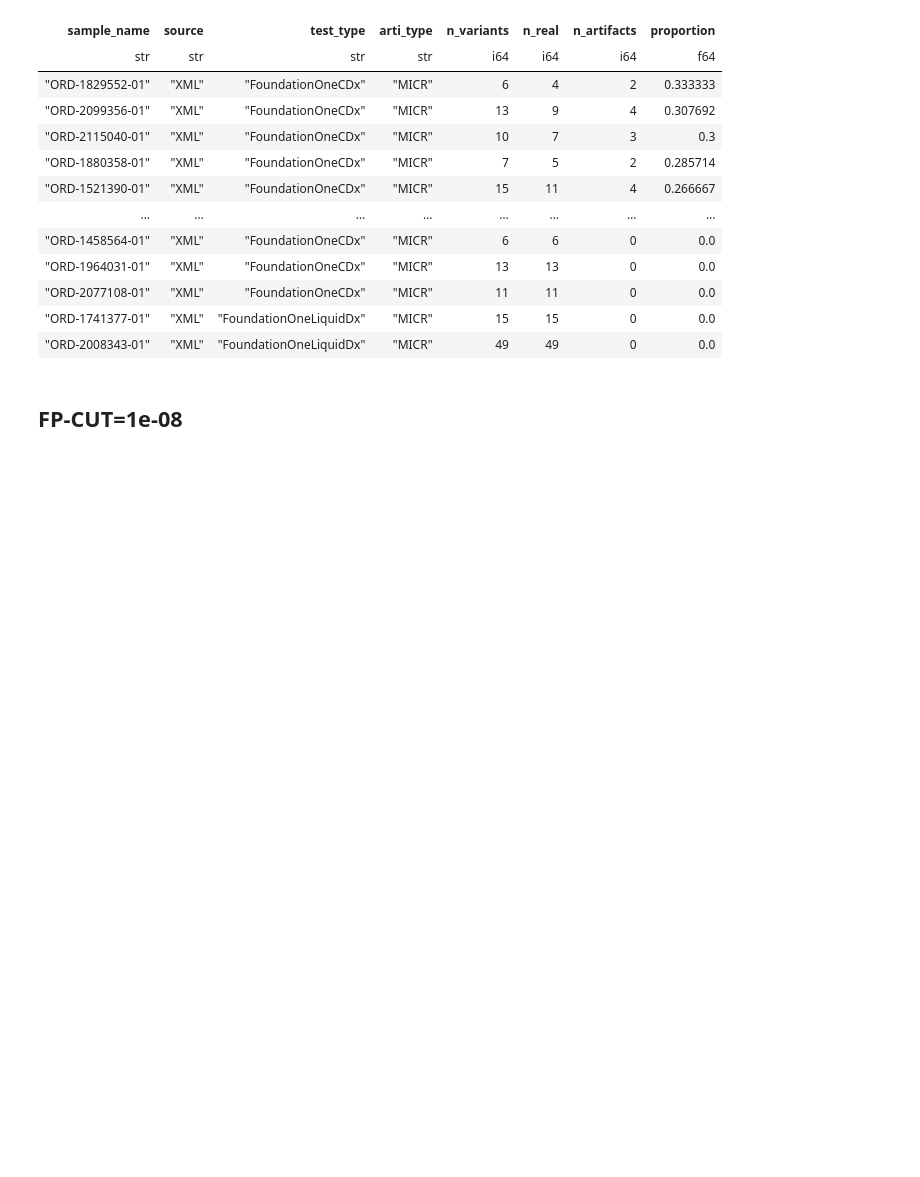
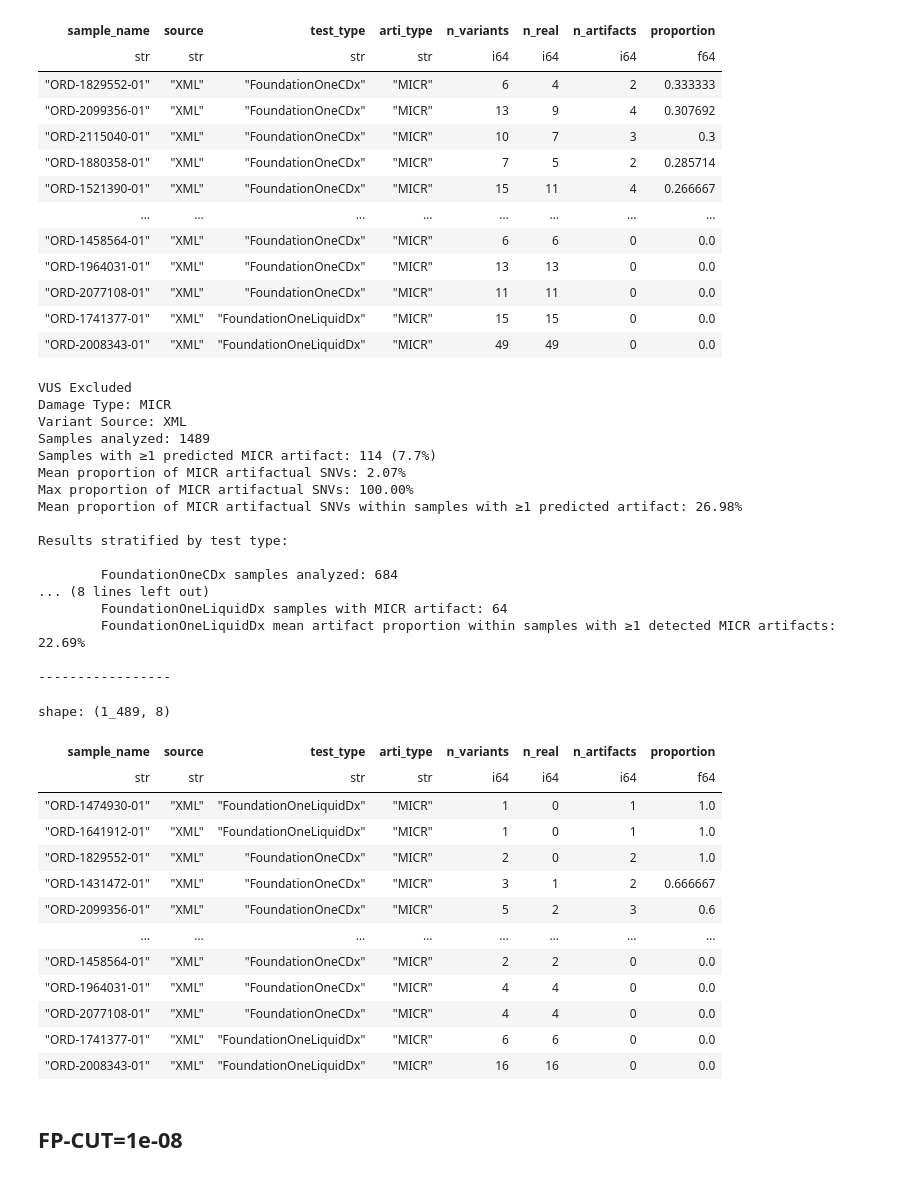
Before and after one commit to MoyukhShabon/fm-arti-stats, a Jupyter notebook: analysis/proportion.ipynb, the cells around one changed output. Saved outputs shown, nothing was run; the diff lists cells and outputs as text; code cells hidden in the pictures; blank space fills up the shorter version.

```diff
--- a/analysis/proportion.ipynb
+++ b/analysis/proportion.ipynb
@@ -221,6 +221,40 @@ shape: (1_606, 8)
 | "ORD-2077108-01" | "XML" | "FoundationOneCDx" | "MICR" | 11 | 11 | 0 | 0.0 |
 | "ORD-1741377-01" | "XML" | "FoundationOneLiquidDx" | "MICR" | 15 | 15 | 0 | 0.0 |
 | "ORD-2008343-01" | "XML" | "FoundationOneLiquidDx" | "MICR" | 49 | 49 | 0 | 0.0 |
+# %%
+get_res("XML", "MICR", None, exclude_vus=True)
+# %% [output]
+VUS Excluded
+Damage Type: MICR
+Variant Source: XML
+Samples analyzed: 1489
+Samples with ≥1 predicted MICR artifact: 114 (7.7%)
+Mean proportion of MICR artifactual SNVs: 2.07%
+Max proportion of MICR artifactual SNVs: 100.00%
+Mean proportion of MICR artifactual SNVs within samples with ≥1 predicted artifact: 26.98%
+
+Results stratified by test type:
+
+        FoundationOneCDx samples analyzed: 684
+... (8 lines left out)
+        FoundationOneLiquidDx samples with MICR artifact: 64
+        FoundationOneLiquidDx mean artifact proportion within samples with ≥1 detected MICR artifacts: 22.69%
+
+-----------------
+shape: (1_489, 8)
+| sample_name | source | test_type | arti_type | n_variants | n_real | n_artifacts | proportion |
+| str | str | str | str | i64 | i64 | i64 | f64 |
+| "ORD-1474930-01" | "XML" | "FoundationOneLiquidDx" | "MICR" | 1 | 0 | 1 | 1.0 |
+| "ORD-1641912-01" | "XML" | "FoundationOneLiquidDx" | "MICR" | 1 | 0 | 1 | 1.0 |
+| "ORD-1829552-01" | "XML" | "FoundationOneCDx" | "MICR" | 2 | 0 | 2 | 1.0 |
+| "ORD-1431472-01" | "XML" | "FoundationOneCDx" | "MICR" | 3 | 1 | 2 | 0.666667 |
+| "ORD-2099356-01" | "XML" | "FoundationOneCDx" | "MICR" | 5 | 2 | 3 | 0.6 |
+| … | … | … | … | … | … | … | … |
+| "ORD-1458564-01" | "XML" | "FoundationOneCDx" | "MICR" | 2 | 2 | 0 | 0.0 |
+| "ORD-1964031-01" | "XML" | "FoundationOneCDx" | "MICR" | 4 | 4 | 0 | 0.0 |
+| "ORD-2077108-01" | "XML" | "FoundationOneCDx" | "MICR" | 4 | 4 | 0 | 0.0 |
+| "ORD-1741377-01" | "XML" | "FoundationOneLiquidDx" | "MICR" | 6 | 6 | 0 | 0.0 |
+| "ORD-2008343-01" | "XML" | "FoundationOneLiquidDx" | "MICR" | 16 | 16 | 0 | 0.0 |
 # %% [markdown]
 ## FP-CUT=1e-08
 # %% [markdown]
```
Also changed, not shown: parts of 2 cells of this notebook, 1 other file.
